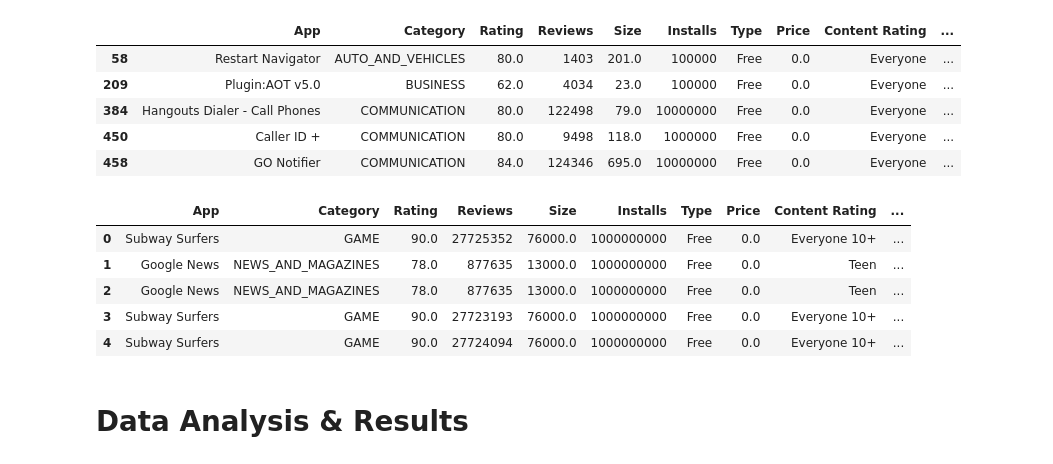
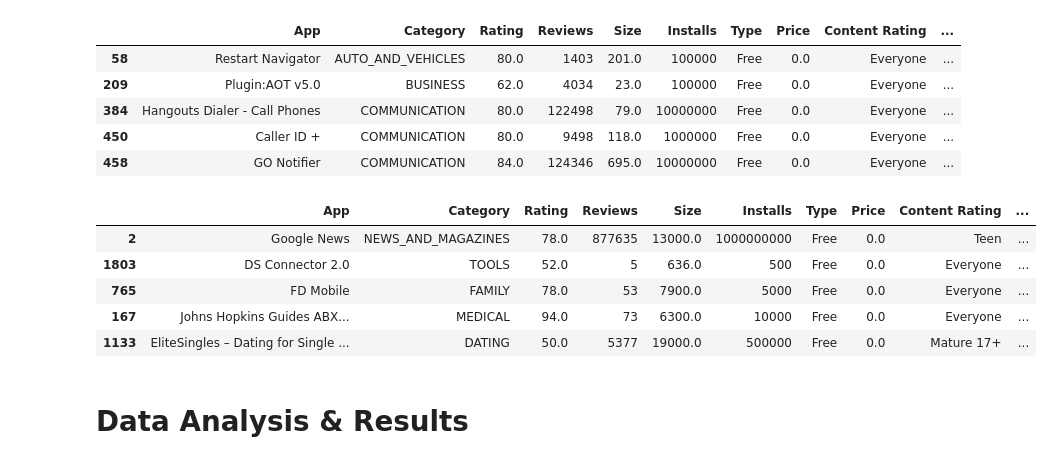
Before and after one commit to SeverineSoltani/COGS108_Project, a Jupyter notebook: COGS 108 Project.ipynb, the cells around one changed output. Drawn from its saved outputs; the diff is of its cells as text; code cells hidden in the pictures.

```diff
--- a/COGS 108 Project.ipynb
+++ b/COGS 108 Project.ipynb
@@ -121,18 +121,19 @@ df_bottom.reset_index(drop=True,inplace=True)
 # %%
 df_success = df_success.assign(SuccessLevel = 1)
 df_medium = df_medium.assign(SuccessLevel = 2)
 df_bottom = df_bottom.assign(SuccessLevel = 3)
 
 data = pd.concat([df_success, df_medium, df_bottom])
+data_shuffle = shuffle(data)
 data.reset_index(drop=True,inplace=True)
-data.head()
+data_shuffle.head()
 # %% [output]
 |  | App | Category | Rating | Reviews | Size | Installs | Type | Price | Content Rating | ... |
-| 0 | Subway Surfers | GAME | 90.0 | 27725352 | 76000.0 | 1000000000 | Free | 0.0 | Everyone 10+ | ... |
-| 1 | Google News | NEWS_AND_MAGAZINES | 78.0 | 877635 | 13000.0 | 1000000000 | Free | 0.0 | Teen | ... |
 | 2 | Google News | NEWS_AND_MAGAZINES | 78.0 | 877635 | 13000.0 | 1000000000 | Free | 0.0 | Teen | ... |
-| 3 | Subway Surfers | GAME | 90.0 | 27723193 | 76000.0 | 1000000000 | Free | 0.0 | Everyone 10+ | ... |
-| 4 | Subway Surfers | GAME | 90.0 | 27724094 | 76000.0 | 1000000000 | Free | 0.0 | Everyone 10+ | ... |
+| 1803 | DS Connector 2.0 | TOOLS | 52.0 | 5 | 636.0 | 500 | Free | 0.0 | Everyone | ... |
+| 765 | FD Mobile | FAMILY | 78.0 | 53 | 7900.0 | 5000 | Free | 0.0 | Everyone | ... |
+| 167 | Johns Hopkins Guides ABX... | MEDICAL | 94.0 | 73 | 6300.0 | 10000 | Free | 0.0 | Everyone | ... |
+| 1133 | EliteSingles – Dating for Single ... | DATING | 50.0 | 5377 | 19000.0 | 500000 | Free | 0.0 | Mature 17+ | ... |
 # %% [markdown]
 # Data Analysis & Results
 # %% [markdown]
```
Also changed, not shown: parts of 17 cells of this notebook.
